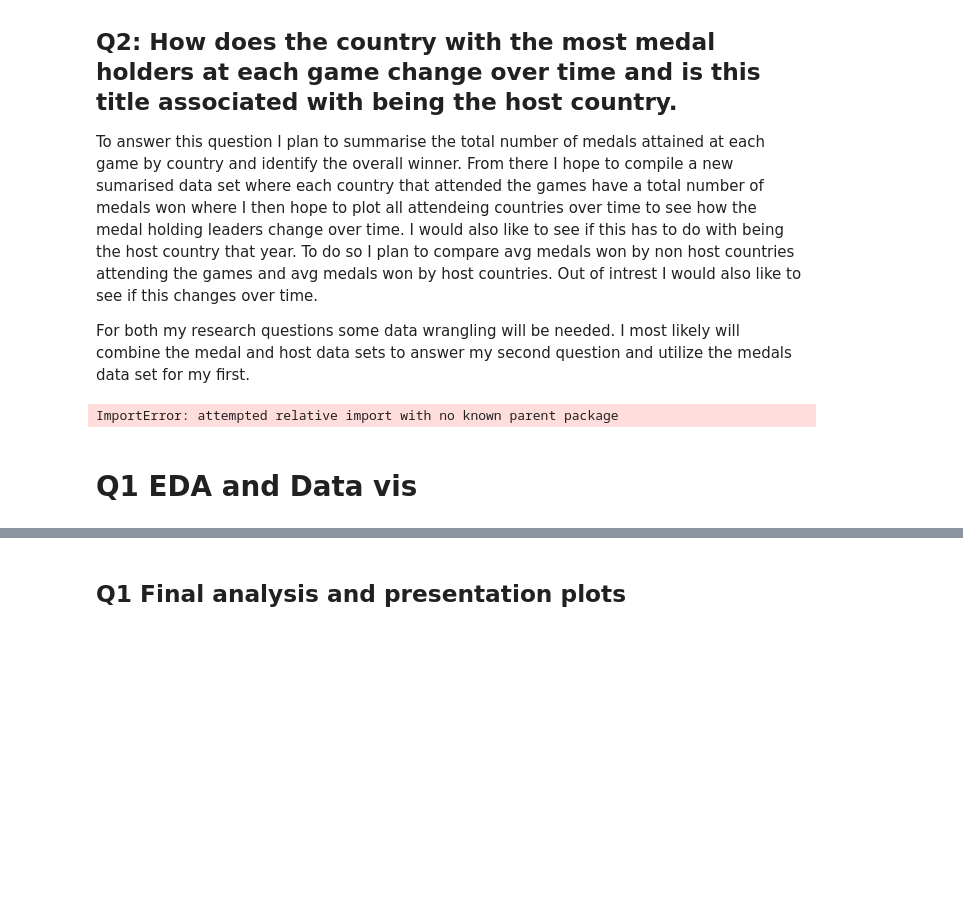
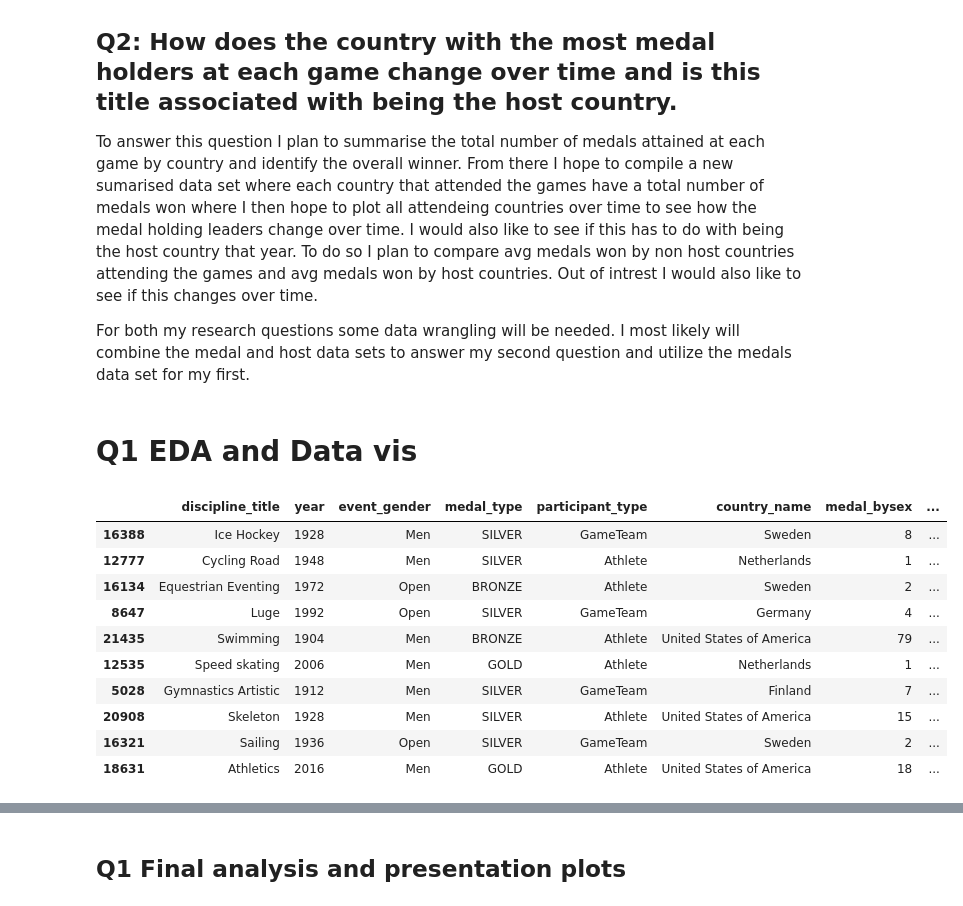
Before and after one commit to ubco-W2022T2-data301/project-group-group17, a Jupyter notebook: analysis/notebooks/analysis_conan.ipynb, the cells around one changed output, grey strips where cells are left out. Saved outputs shown, nothing was run; the diff lists cells and outputs as text; code cells hidden in the pictures; blank space fills up the shorter version.

```diff
--- a/analysis/notebooks/analysis_conan.ipynb
+++ b/analysis/notebooks/analysis_conan.ipynb
@@ -24,9 +24,9 @@ import matplotlib.pyplot as plt
 import seaborn as sns
 from scipy import stats
 
-from .project_function import project_functions_conan as pf
+import sys
+sys.path.append("../code")
+import project_functions_conan as pf
-# %% [output]
-ImportError: attempted relative import with no known parent package
 # %%
 # Set up visualization
 
@@ -75,10 +52,22 @@ def q1_load_process(url_or_path_to_csv_file):
 # %%
 # confirming function test (keep this here)
 
-df = q1_load_process("../../data/raw/Olympic_Summer_Winter_Games_1986-2022/olympic_medals.csv")
+df = pf.q1_load_process("../../data/raw/Olympic_Summer_Winter_Games_1986-2022/olympic_medals.csv")
 
 ### renaming df for future use
 medal_bysex = df
 medal_bysex
 ### Sanity check to make sure things are working right
 medal_bysex.sample(10)
+# %% [output]
+|  | discipline_title | year | event_gender | medal_type | participant_type | country_name | medal_bysex | ... |
+| 16388 | Ice Hockey | 1928 | Men | SILVER | GameTeam | Sweden | 8 | ... |
+| 12777 | Cycling Road | 1948 | Men | SILVER | Athlete | Netherlands | 1 | ... |
+| 16134 | Equestrian Eventing | 1972 | Open | BRONZE | Athlete | Sweden | 2 | ... |
+| 8647 | Luge | 1992 | Open | SILVER | GameTeam | Germany | 4 | ... |
+| 21435 | Swimming | 1904 | Men | BRONZE | Athlete | United States of America | 79 | ... |
+| 12535 | Speed skating | 2006 | Men | GOLD | Athlete | Netherlands | 1 | ... |
+| 5028 | Gymnastics Artistic | 1912 | Men | SILVER | GameTeam | Finland | 7 | ... |
+| 20908 | Skeleton | 1928 | Men | SILVER | Athlete | United States of America | 15 | ... |
+| 16321 | Sailing | 1936 | Open | SILVER | GameTeam | Sweden | 2 | ... |
+| 18631 | Athletics | 2016 | Men | GOLD | Athlete | United States of America | 18 | ... |
```
Also changed, not shown: parts of 19 cells of this notebook, 2 other files.
